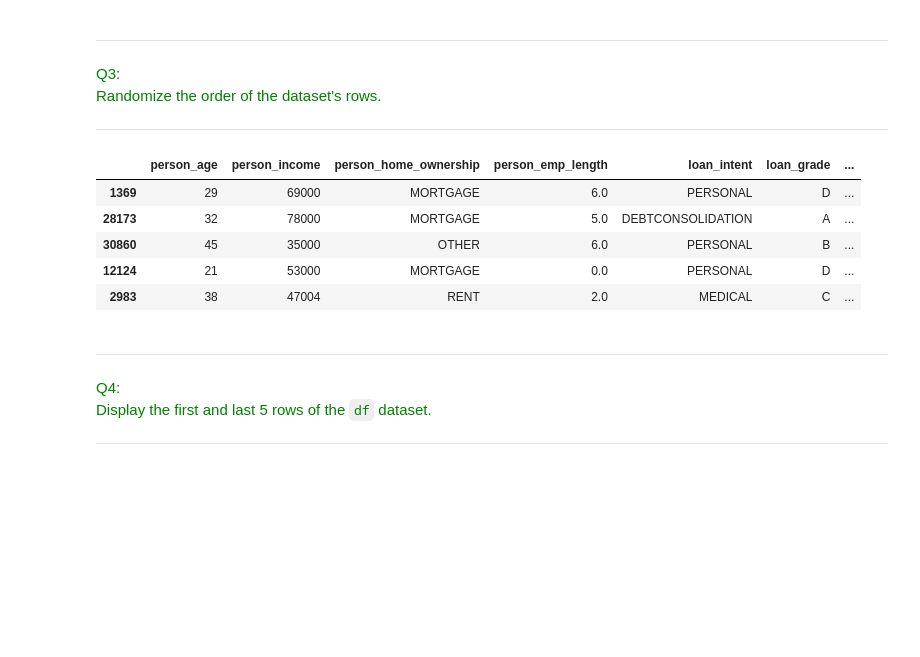
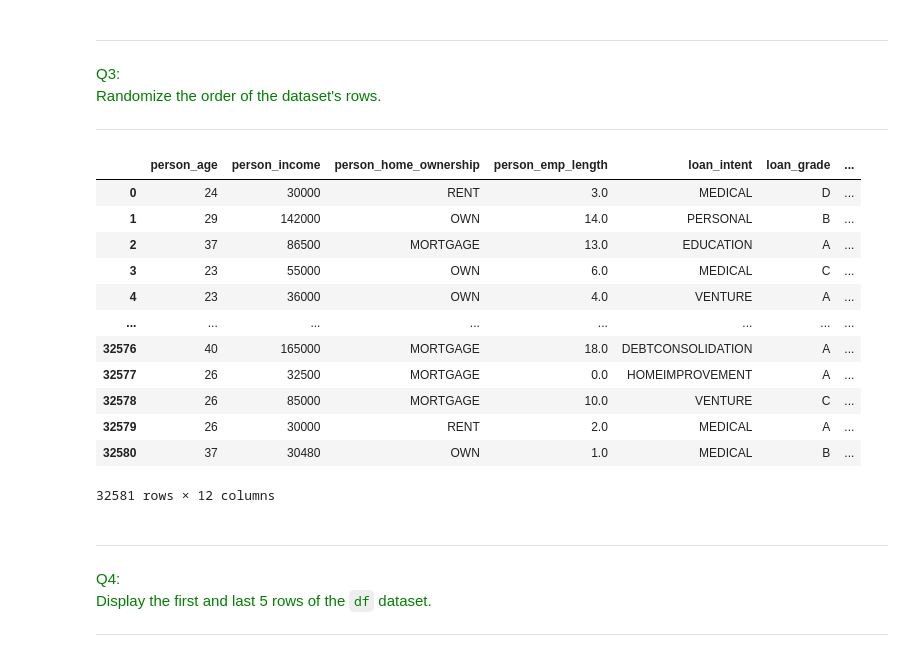
Before and after one commit to MetinLamby/MLforFinance, a Jupyter notebook: Programming_Sessions/Programming_Session_2/Programming_Session_2.ipynb, the cells around one changed output. Saved outputs shown, nothing was run; the diff lists cells and outputs as text; code cells hidden in the pictures; blank space fills up the shorter version.

```diff
--- a/Programming_Sessions/Programming_Session_2/Programming_Session_2.ipynb
+++ b/Programming_Sessions/Programming_Session_2/Programming_Session_2.ipynb
@@ -117,15 +111,21 @@ Randomize the order of the dataset's rows.
 
 ---
 # %%
-df = df.sample(frac = 1)
-df.head()
+df.sample(frac = 1, random_state=42).reset_index(drop=True)
 # %% [output]
 |  | person_age | person_income | person_home_ownership | person_emp_length | loan_intent | loan_grade | ... |
-| 1369 | 29 | 69000 | MORTGAGE | 6.0 | PERSONAL | D | ... |
-| 28173 | 32 | 78000 | MORTGAGE | 5.0 | DEBTCONSOLIDATION | A | ... |
-| 30860 | 45 | 35000 | OTHER | 6.0 | PERSONAL | B | ... |
-| 12124 | 21 | 53000 | MORTGAGE | 0.0 | PERSONAL | D | ... |
-| 2983 | 38 | 47004 | RENT | 2.0 | MEDICAL | C | ... |
+| 0 | 24 | 30000 | RENT | 3.0 | MEDICAL | D | ... |
+| 1 | 29 | 142000 | OWN | 14.0 | PERSONAL | B | ... |
+| 2 | 37 | 86500 | MORTGAGE | 13.0 | EDUCATION | A | ... |
+| 3 | 23 | 55000 | OWN | 6.0 | MEDICAL | C | ... |
+| 4 | 23 | 36000 | OWN | 4.0 | VENTURE | A | ... |
+| ... | ... | ... | ... | ... | ... | ... | ... |
+| 32576 | 40 | 165000 | MORTGAGE | 18.0 | DEBTCONSOLIDATION | A | ... |
+| 32577 | 26 | 32500 | MORTGAGE | 0.0 | HOMEIMPROVEMENT | A | ... |
+| 32578 | 26 | 85000 | MORTGAGE | 10.0 | VENTURE | C | ... |
+| 32579 | 26 | 30000 | RENT | 2.0 | MEDICAL | A | ... |
+| 32580 | 37 | 30480 | OWN | 1.0 | MEDICAL | B | ... |
+32581 rows × 12 columns
 # %% [markdown]
 ---
 <font color=green>Q4:</font>
```
Also changed, not shown: parts of 26 cells of this notebook.
